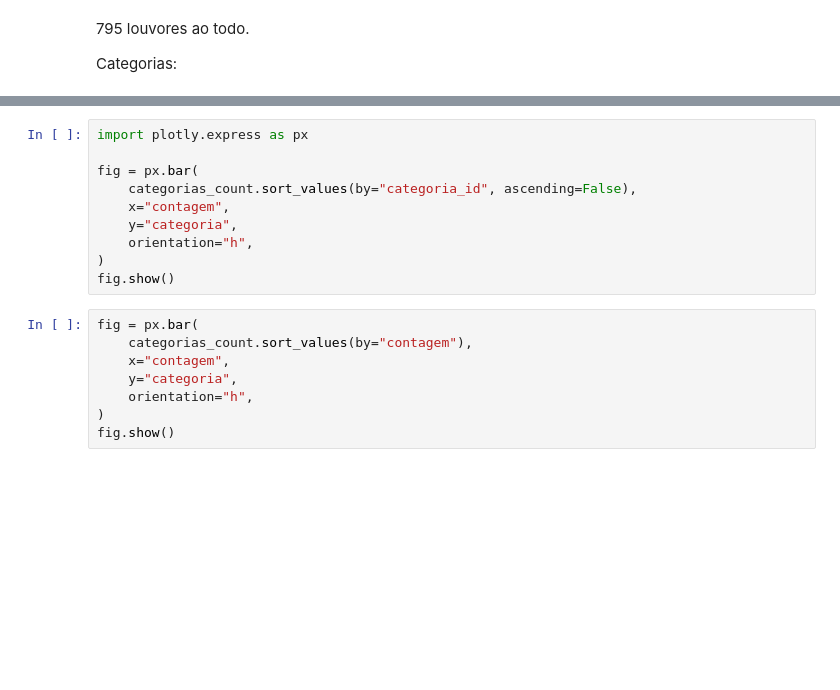
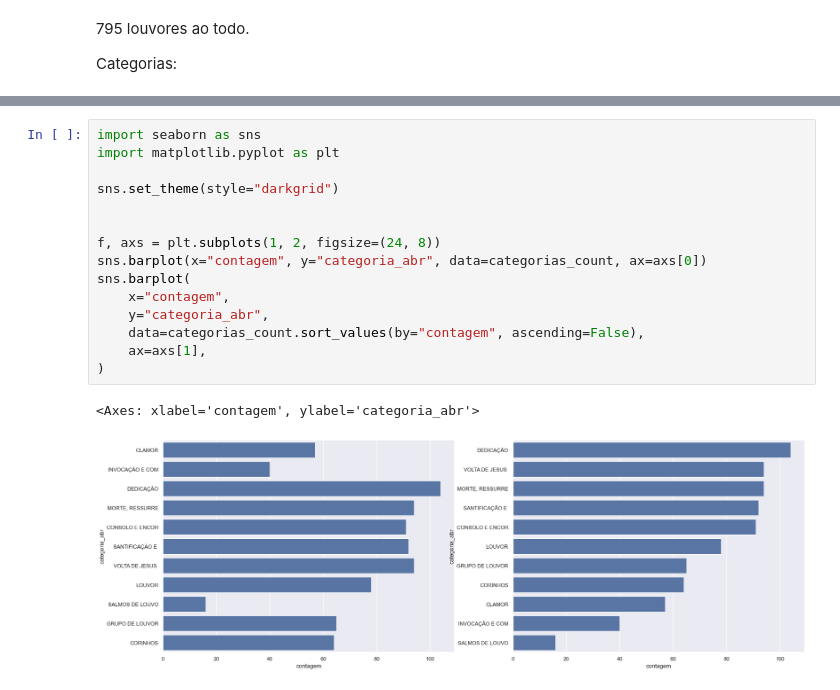
Before and after one commit to evaristocosta/hinos_db, a Jupyter notebook: eda1.ipynb, the cells around one changed output, grey strips where cells are left out. Drawn from its saved outputs; the diff is of its cells as text; blank space fills up the shorter version.

Commit message:
seaborn

```diff
--- a/eda1.ipynb
+++ b/eda1.ipynb
@@ -108,18 +109,18 @@ categorias_count
-# %%
-import plotly.express as px
-
-fig = px.bar(
-    categorias_count.sort_values(by="categoria_id", ascending=False),
-    x="contagem",
-    y="categoria",
-    orientation="h",
-)
-fig.show()
-# %%
-fig = px.bar(
-    categorias_count.sort_values(by="contagem"),
-    x="contagem",
-    y="categoria",
-    orientation="h",
-)
-fig.show()
+# %%
+import seaborn as sns
+import matplotlib.pyplot as plt
+
+sns.set_theme(style="darkgrid")
+
+
+f, axs = plt.subplots(1, 2, figsize=(24, 8))
+sns.barplot(x="contagem", y="categoria_abr", data=categorias_count, ax=axs[0])
+sns.barplot(
+    x="contagem",
+    y="categoria_abr",
+    data=categorias_count.sort_values(by="contagem", ascending=False),
+    ax=axs[1],
+)
+# %% [output]
+<Axes: xlabel='contagem', ylabel='categoria_abr'>
+[figure, added]
```
Also changed, not shown: parts of 1 cell of this notebook, 2 other files.
